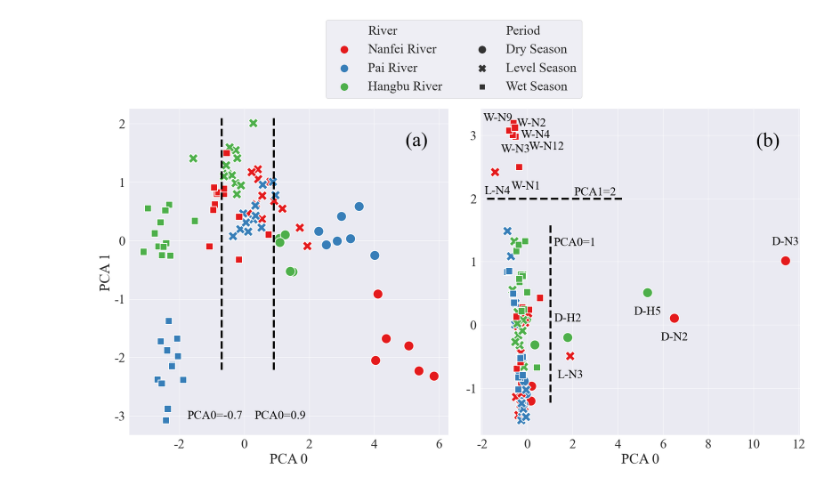
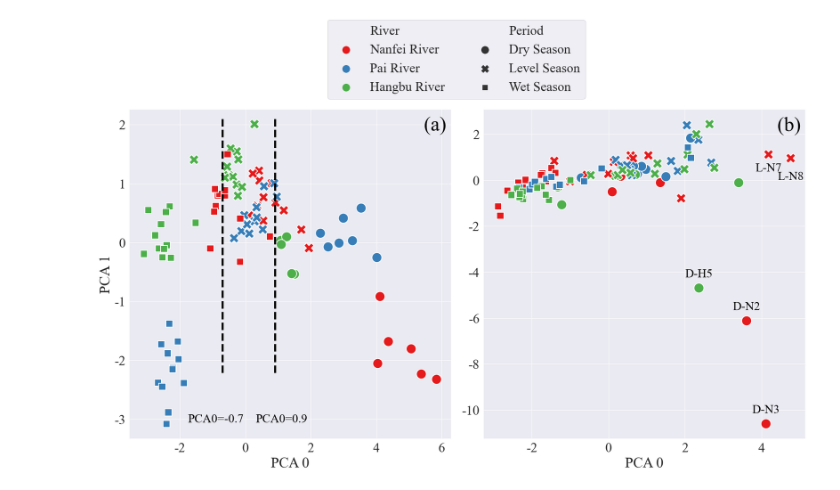
Before and after one commit to Man-Yacan/Thesis-For-Master, a Jupyter notebook: 环境因子PCA可视化.ipynb, the cells around one changed output. Drawn from its saved outputs; the diff is of its cells as text; code cells hidden in the pictures.

```diff
--- a/环境因子PCA可视化.ipynb
+++ b/环境因子PCA可视化.ipynb
@@ -2,7 +2,7 @@
 from ResearchMain import *
 # %%
 _ = all_df[[i for i in all_df.columns if
-            isinstance(i, str) and i.startswith('S')]].replace(0, 0.00001)
+            isinstance(i, str) and (i.startswith('S') or i.endswith('-Ф'))]].replace(0, 0.00001)
 sediment_df = _.drop(['S-Size-d((0.9-0.1)/0.5)', 'S-pH'], axis=1)
 
 water_df = all_df[[i for i in all_df.columns if
@@ -59,18 +113,11 @@ fig.subplots_adjust(wspace=0.1)  # 设置子图的横纵间距
 
 # 要进行标记的特殊点
 spot_name = {
-    'D-N3': [0, .3],
-    'D-N2': [0, -0.3],
-    'D-H5': [0, -0.3],
-    'L-N3': [0, -0.3],
-    'D-H2': [0, 0.3],
-    'L-N4': [0.1, -0.3],
-    'W-N1': [0.3, -0.3],
-    'W-N2': [0.8, 0],
-    'W-N3': [0, -.2],
-    'W-N4': [1, 0],
-    'W-N9': [-.5, .2],
-    'W-N12': [1.4, -.3]
+    'D-N2': [0, 0.6],
+    'D-H5': [0, 0.6],
+    'D-N3': [0, 0.6],
+    'L-N7': [0, -0.6],
+    'L-N8': [0, -0.8]
 }
 
 for index, cur_df in enumerate(plot_data):
@@ -89,8 +136,8 @@ for index, cur_df in enumerate(plot_data):
     cur_ax.get_legend().remove()
     # 添加编号
     cur_ax.text(
-        0.9,
-        0.9,
+        0.95,
+        0.95,
         f'({CHAR[index]})',
         fontdict={'size': '50', 'color': 'white'},
         transform=cur_ax.transAxes,
@@ -115,54 +162,54 @@ for index, cur_df in enumerate(plot_data):
                 ha='center', va='center'
             )
 
-        cur_ax.axvline(1, ymin=0.1, ymax=0.65, color='black', linestyle='--', linewidth=5)
-        cur_ax.text(
-            2.1,
-            1.3,
-            f'PCA0={1}',
-            fontdict={'size': '30', 'color': 'white'},
-            color='black',
-            ha='center', va='center'
-        )
-
-        cur_ax.axhline(2, xmin=0.02, xmax=0.45, color='black', linestyle='--', linewidth=5)
-        cur_ax.text(
-            3,
-            2.1,
-            f'PCA1={2}',
-            fontdict={'size': '30', 'color': 'white'},
-            color='black',
-            ha='center', va='center'
-        )
+        # cur_ax.axvline(1, ymin=0.1, ymax=0.65, color='black', linestyle='--', linewidth=5)
+        # cur_ax.text(
+        #     2.1,
+        #     1.3,
+        #     f'PCA0={1}',
+        #     fontdict={'size': '30', 'color': 'white'},
+        #     color='black',
+        #     ha='center', va='center'
+        # )
+        #
+        # cur_ax.axhline(2, xmin=0.02, xmax=0.45, color='black', linestyle='--', linewidth=5)
+        # cur_ax.text(
+        #     3,
+        #     2.1,
+        #     f'PCA1={2}',
+        #     fontdict={'size': '30', 'color': 'white'},
+        #     color='black',
+        #     ha='center', va='center'
+        # )
     else:
         # 分割线
         split_line_x = {
             -.7: [-.2, 0],
             .9: [.2, 0],
         }
         for x, coor in split_line_x.items():
             cur_ax.axvline(x, ymin=0.2, ymax=0.98, color='black', linestyle='--', linewidth=5)
             cur_ax.text(
                 x + coor[0],
                 -3 + coor[1],
                 f'PCA0={x}',
                 fontdict={'size': '30', 'color': 'white'},
                 color='black',
                 ha='center', va='center'
             )
 
 lines, labels = fig.axes[-1].get_legend_handles_labels()  # 获取最后一个子图的图例
 fig.legend(
     lines,
     labels,
     ncol=2,
     loc='upper center',
     bbox_to_anchor=(0.5, 1.1),
     markerscale=3,  # 图例中图标的调整
     # prop={'family':'SimHei','size':4}  # 图例中文字的调整
 )
 
 # 保存图片
 fig.savefig(EXPORT_PATH + '环境因子PCA图' + IMG_TYPE, dpi=DPI, bbox_inches='tight')
 # %% [output]
-[figure, old version]
+[figure, new version]
```
Also changed, not shown: parts of 6 cells of this notebook, 24 other files.
